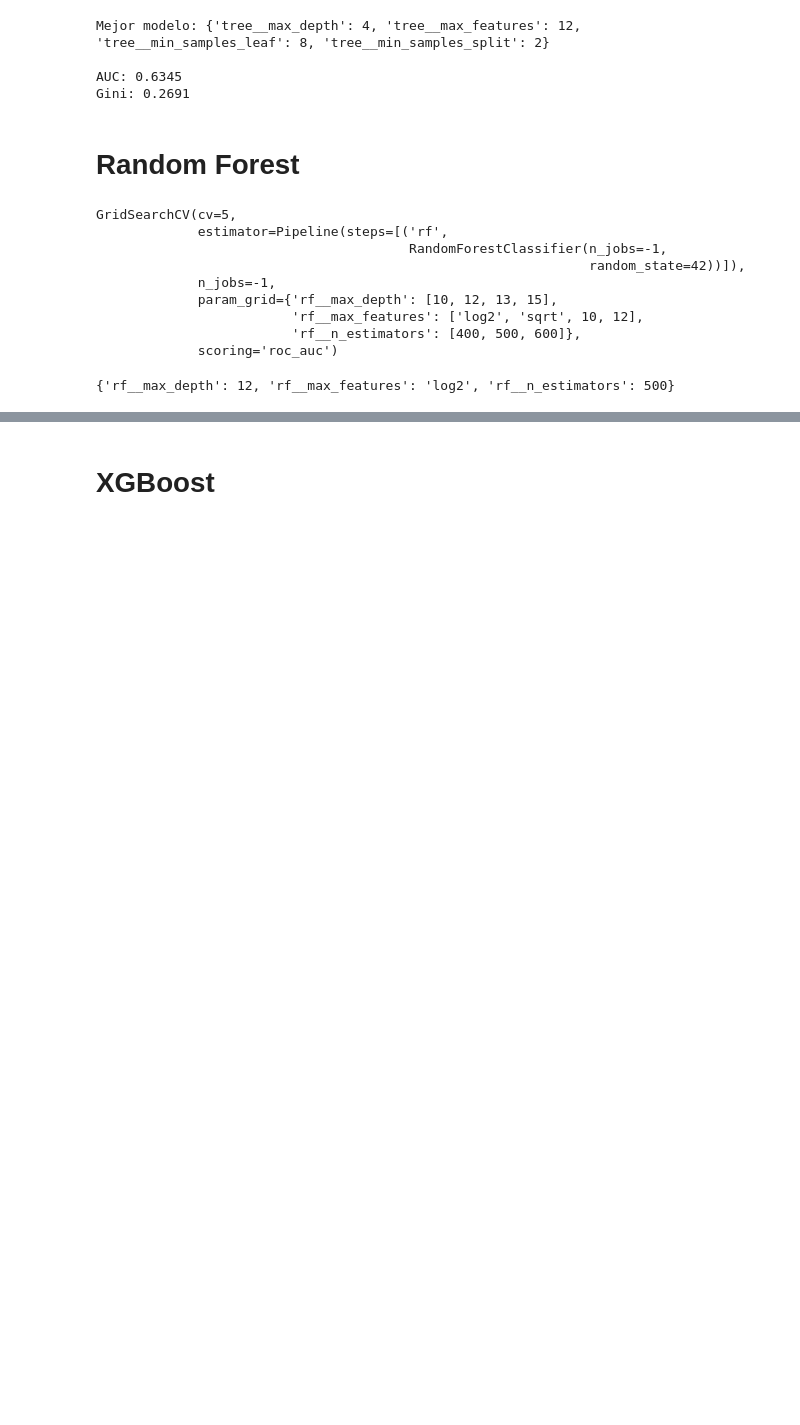
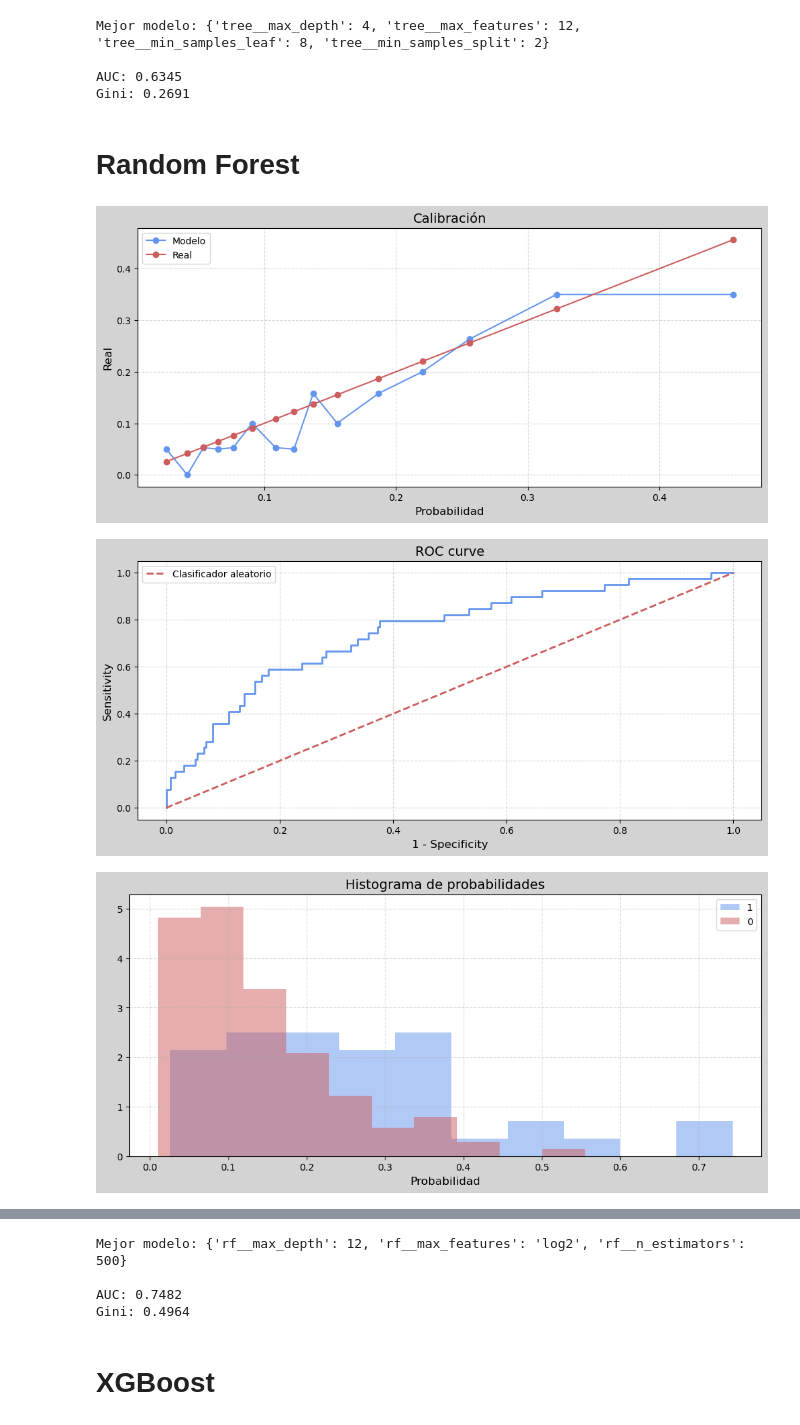
Before and after one commit to zayo1511/LabAprEst, a Jupyter notebook: Parcial3/ExamenPractico.ipynb, the cells around one changed output, grey strips where cells are left out. Saved outputs shown, nothing was run; the diff lists cells and outputs as text; code cells hidden in the pictures; blank space fills up the shorter version.

```diff
--- a/Parcial3/ExamenPractico.ipynb
+++ b/Parcial3/ExamenPractico.ipynb
@@ -103,11 +103,12 @@ def importance(features, importances, n_var, importance_type):
     plt.figure()
     sns.barplot(x="Importancia", y="Variable", data=model_importance, palette=custom_palette)
     for index, value in enumerate(model_importance["Importancia"]):
-        plt.text(value + 0.002, index, f"{value:.2f}", va="center", fontsize=10)
+          plt.text(value - 0.001, index, f"{value:.3f}", va="center", ha='right')
     plt.xlabel('Importancia')
     plt.xlim(0, max(model_importance["Importancia"]) + 0.03)
     plt.ylabel('Variables')
     plt.title(f'{n_var} variables más importantes tipo {importance_type}')
+    plt.show()
 
 def depth2Tree(X_train, y_train):
      tree = DecisionTreeClassifier(max_depth=2).fit(X_train, y_train)
@@ -140,6 +141,35 @@ def decision_tree(X_train, X_test, y_train, y_test):
      histograma(probabilidades, y_test)
 
      return print(f'Mejor modelo: {tree_grid.best_params_}\n\nAUC: {auc:.4f}\nGini: {gini:.4f}')
+
+def random_forest(X_train, X_test, y_train, y_test):
+     pipeline = Pipeline([
+          ('rf', RandomForestClassifier(n_jobs=-1, random_state=42))
+     ])
+
+     params = {
+          'rf__n_estimators': [400, 450, 500, 550, 600],
+          'rf__max_depth': list(range(10, 15)),
+          'rf__max_features': ['log2', 'sqrt', 10, 12],
+     }
+     rf_grid = GridSearchCV(estimator=pipeline, param_grid=params, cv=5, n_jobs=-1, scoring="roc_auc")
+     rf_grid.fit(X_train, y_train)
+
+     best_model = rf_grid.best_estimator_.named_steps['rf']
+     probabilidades = best_model.predict_proba(X_test)[:, 1]
+     auc = roc_auc_score(y_score=probabilidades, y_true=y_test)
+     gini = 2*auc - 1
+
+     calibracion(probabilidades, y_test)
+     roc(probabilidades, y_test)
+     histograma(probabilidades, y_test)
+
+     features = X_train.columns
+     importances = best_model.feature_importances_
+
+     importance(features, importances, 5, 'Feature Importance')
+
+     return print(f'Mejor modelo: {rf_grid.best_params_}\n\nAUC: {auc:.4f}\nGini: {gini:.4f}')
 # %% [markdown]
 # Data
 # %%
@@ -208,29 +238,9 @@ AUC: 0.6345
 Gini: 0.2691
 # %% [markdown]
 # Random Forest
-# %%
-pipeline = Pipeline([
-     ('rf', RandomForestClassifier(n_jobs=-1, random_state=42))
-])
-
-params = {
-     'rf__n_estimators': [400, 500, 600],
-     'rf__max_depth': [10, 12, 13, 15],
-     'rf__max_features': ['log2', 'sqrt', 10, 12],
-}
-rf_grid = GridSearchCV(estimator=pipeline, param_grid=params, cv=5, n_jobs=-1, scoring="roc_auc")
-rf_grid.fit(X_train, y_train)
-# %% [output]
-GridSearchCV(cv=5,
-             estimator=Pipeline(steps=[('rf',
-                                        RandomForestClassifier(n_jobs=-1,
-                                                               random_state=42))]),
-             n_jobs=-1,
-             param_grid={'rf__max_depth': [10, 12, 13, 15],
-                         'rf__max_features': ['log2', 'sqrt', 10, 12],
-                         'rf__n_estimators': [400, 500, 600]},
-             scoring='roc_auc')
-# %%
-rf_grid.best_params_
-# %% [output]
-{'rf__max_depth': 12, 'rf__max_features': 'log2', 'rf__n_estimators': 500}
+# %%
+random_forest(X_train, X_test, y_train, y_test)
+# %% [output]
+[figure, added]
+[figure, added]
+[figure, added]
@@ -237,3 +248,7 @@ rf_grid.best_params_
+Mejor modelo: {'rf__max_depth': 12, 'rf__max_features': 'log2', 'rf__n_estimators': 500}
+
+AUC: 0.7482
+Gini: 0.4964
 # %% [markdown]
 # XGBoost
 # %% [markdown]
```
Also changed, not shown: parts of 2 cells of this notebook.
